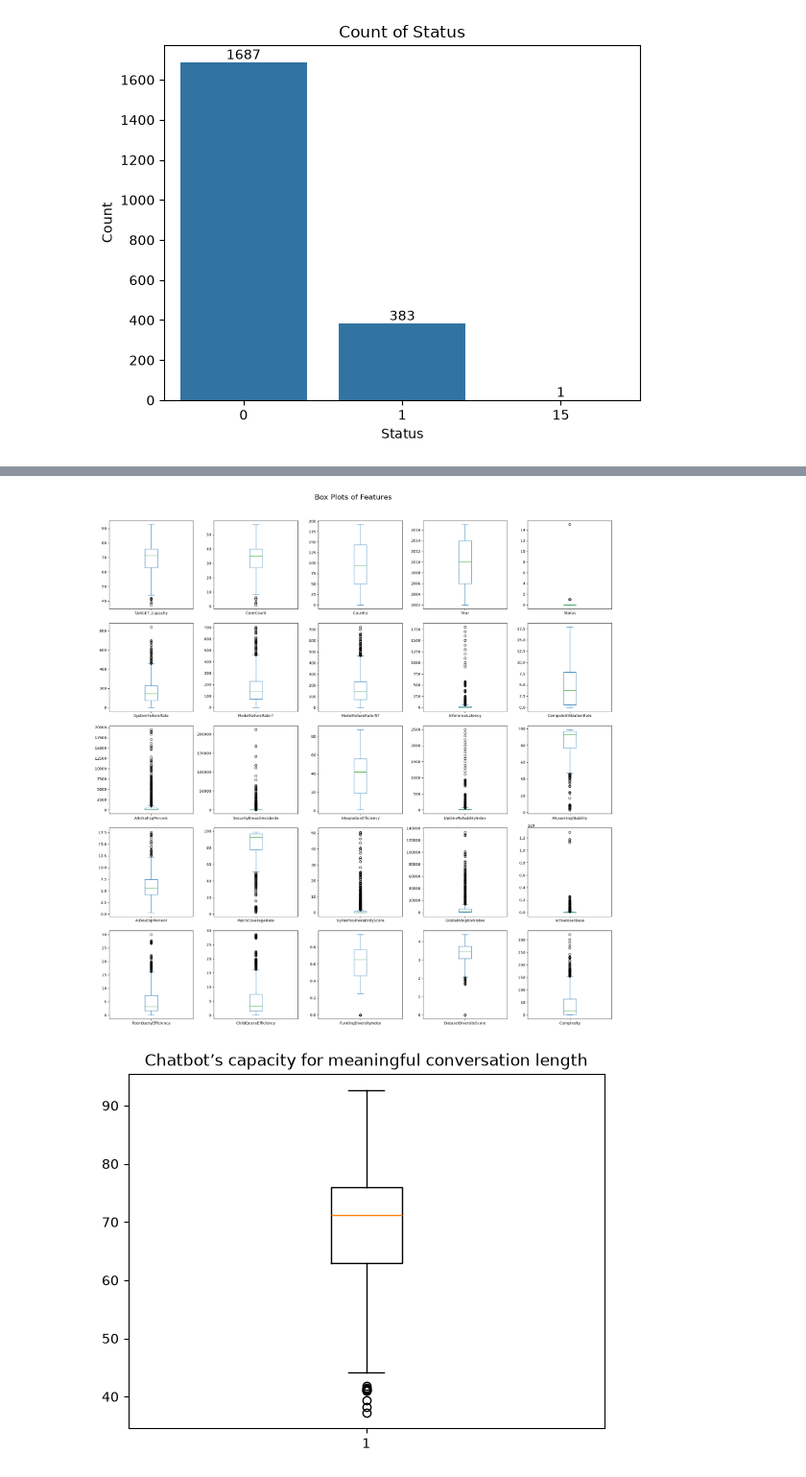
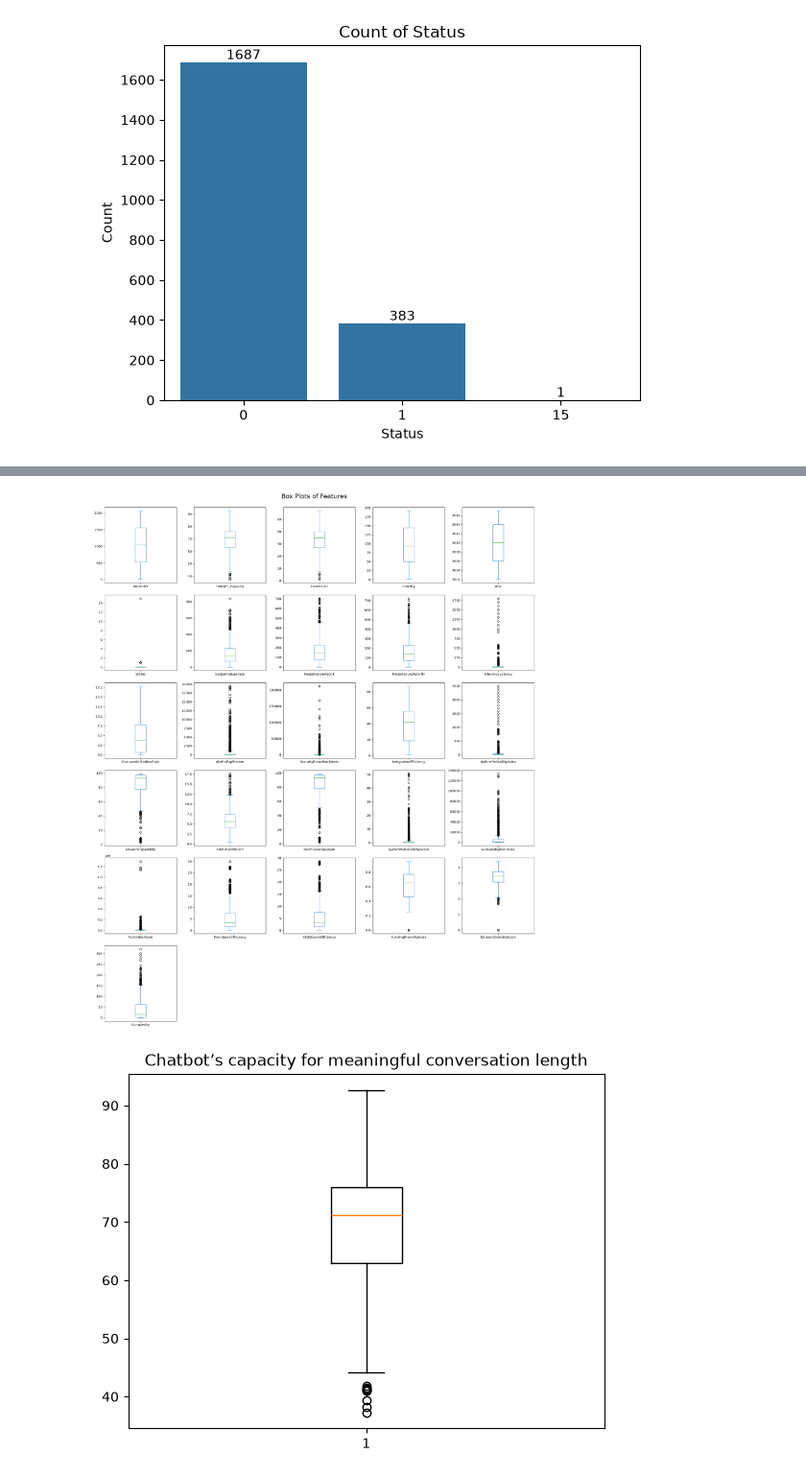
Before and after one commit to khangronky/cosc2753-assignment-1-2026b, a Jupyter notebook: notebook.ipynb, the cells around one changed output, grey strips where cells are left out. Shown at 96% size. Saved outputs shown, nothing was run; the diff lists cells and outputs as text; code cells hidden in the pictures.

```diff
--- a/notebook.ipynb
+++ b/notebook.ipynb
@@ -114,6 +110,4 @@ for container in ax.containers:
 plt.show()
 # %% [output]
 [figure]
-# %%
-chatbot_data.drop(['RecordID'], axis=1, inplace=True)
 # %%
@@ -132,11 +126,11 @@ plt.show()
 # %%
-chatbot_data.plot(kind='box', subplots=True, layout=(5,5), figsize=(20,20), sharex=False, sharey=False)
+chatbot_data.plot(kind='box', subplots=True, layout=(6,5), figsize=(20,24), sharex=False, sharey=False)
 
-plt.suptitle("Box Plots of Features", y=1.02, fontsize=20)
+plt.suptitle("Box Plots of Features", y=1, fontsize=20)
 plt.tight_layout()
 plt.show()
 # %% [output]
-[figure, old version]
+[figure, new version]
 # %%
 plt.boxplot(chatbot_data['TARGET_Capacity'].dropna())
 plt.title('Chatbot’s capacity for meaningful conversation length')
```
Also changed, not shown: parts of 21 cells of this notebook, 2 other files.
